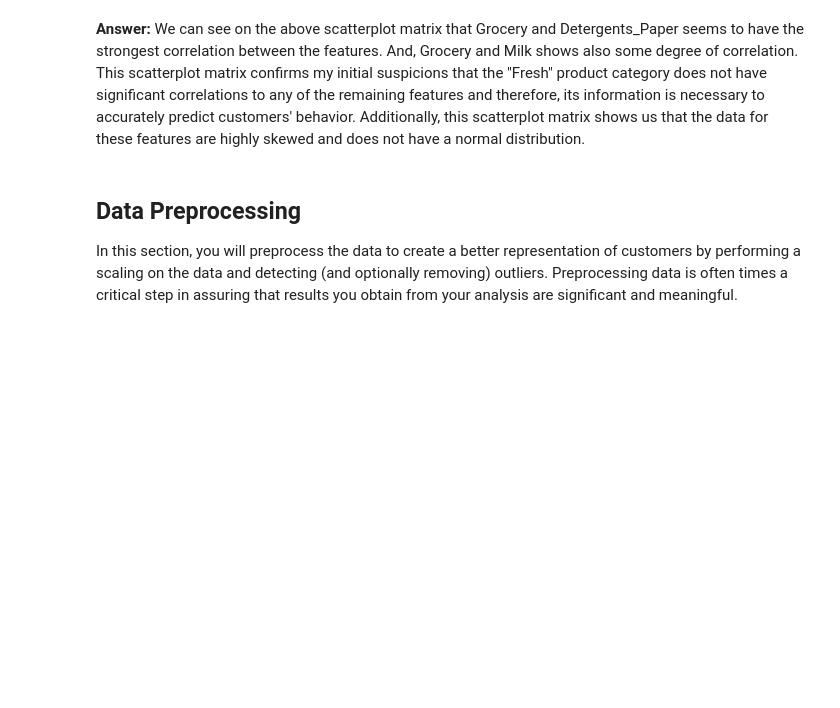
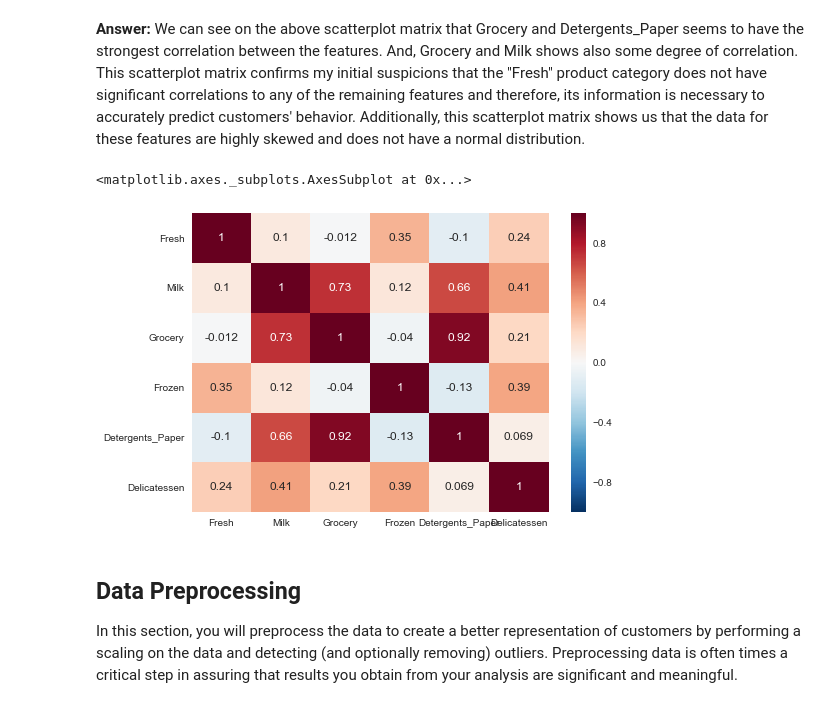
Before and after one commit to benakiva/customer_segments, a Jupyter notebook: customer_segments.ipynb, the cells around one changed output. Cells and saved outputs as stored; diff of their text form; code cells hidden in the pictures; blank space fills up the shorter version.

Commit message:
implemented some heatmaps for detailed visualisation

```diff
--- a/customer_segments.ipynb
+++ b/customer_segments.ipynb
@@ -136,6 +136,12 @@ pd.scatter_matrix(data, alpha = 0.3, figsize = (14,8), diagonal = 'kde');
 **Hint:** Is the data normally distributed? Where do most of the data points lie?
 # %% [markdown]
 **Answer:** We can see on the above scatterplot matrix that Grocery and Detergents_Paper seems to have the strongest correlation between the features. And, Grocery and Milk shows also some degree of correlation. This scatterplot matrix confirms my initial suspicions that the "Fresh" product category does not have significant correlations to any of the remaining features and therefore, its information is necessary to accurately predict customers' behavior. Additionally, this scatterplot matrix shows us that the data for these features are highly skewed and does not have a normal distribution.
+# %%
+import seaborn as sns
+sns.heatmap(data.corr(), annot=True)
+# %% [output]
+<matplotlib.axes._subplots.AxesSubplot at 0x...>
+[figure, added]
 # %% [markdown]
 ## Data Preprocessing
 In this section, you will preprocess the data to create a better representation of customers by performing a scaling on the data and detecting (and optionally removing) outliers. Preprocessing data is often times a critical step in assuring that results you obtain from your analysis are significant and meaningful.
```
Also changed, not shown: parts of 8 cells of this notebook, 1 other file.
